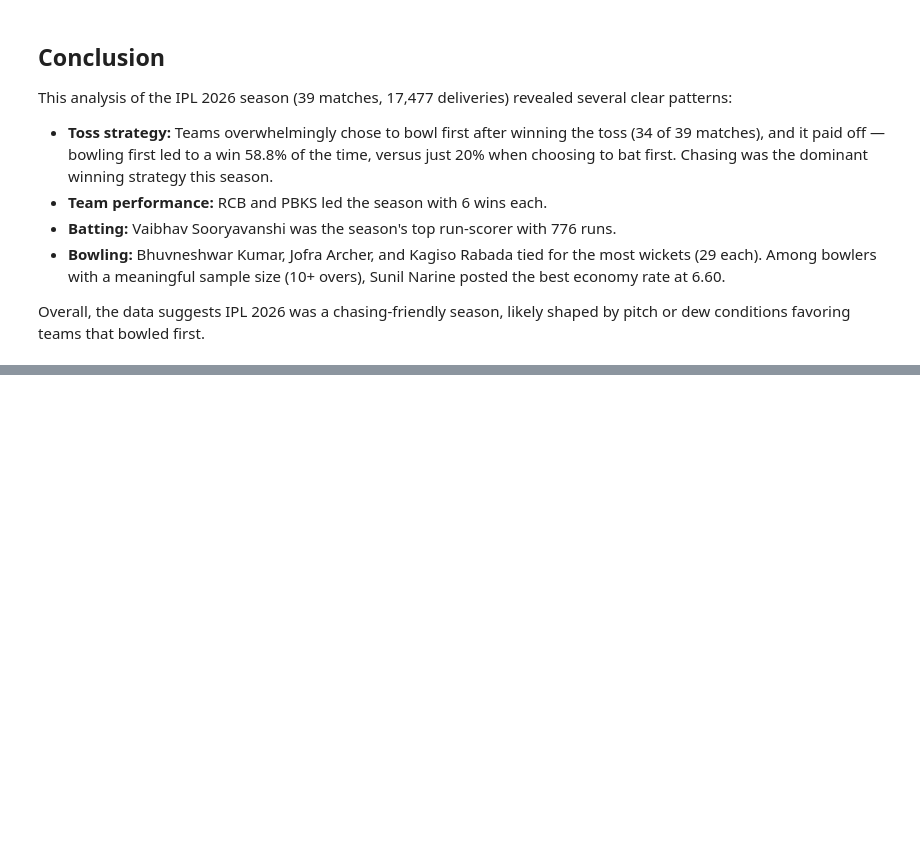
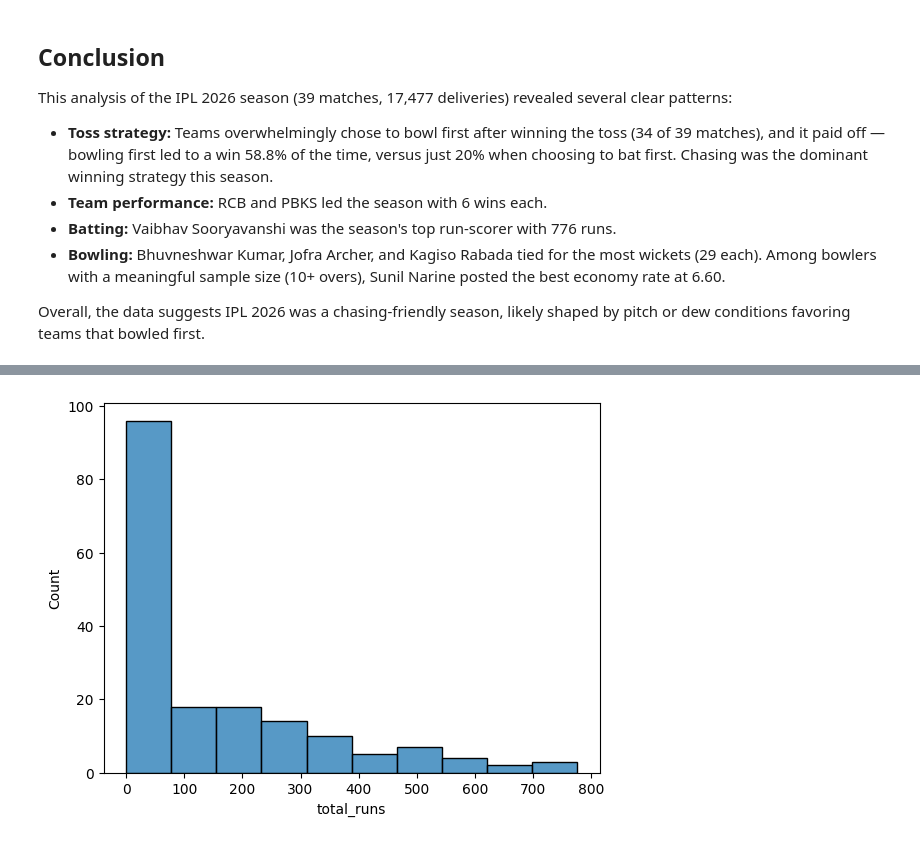
Before and after one commit to andotraabhay/IPL-2026-analysis, a Jupyter notebook: ipl-2026-analysis.ipynb, the cells around one changed output, grey strips where cells are left out. Cells and saved outputs as stored; diff of their text form; code cells hidden in the pictures; blank space fills up the shorter version.

```diff
--- a/ipl-2026-analysis.ipynb
+++ b/ipl-2026-analysis.ipynb
@@ -704,0 +749,3 @@ Overall, the data suggests IPL 2026 was a chasing-friendly season, likely shaped
+# %%
+players_runs=deliveries_df.groupby("striker")["runs_of_bat"].sum().reset_index()
+players_runs.columns=["player","total_runs"]
@@ -704,0 +768,5 @@ Overall, the data suggests IPL 2026 was a chasing-friendly season, likely shaped
+# %%
+sns.histplot(data=players_runs,x="total_runs")
+plt.show()
+# %% [output]
+[figure, added]
```
Also changed, not shown: parts of 48 cells of this notebook.
